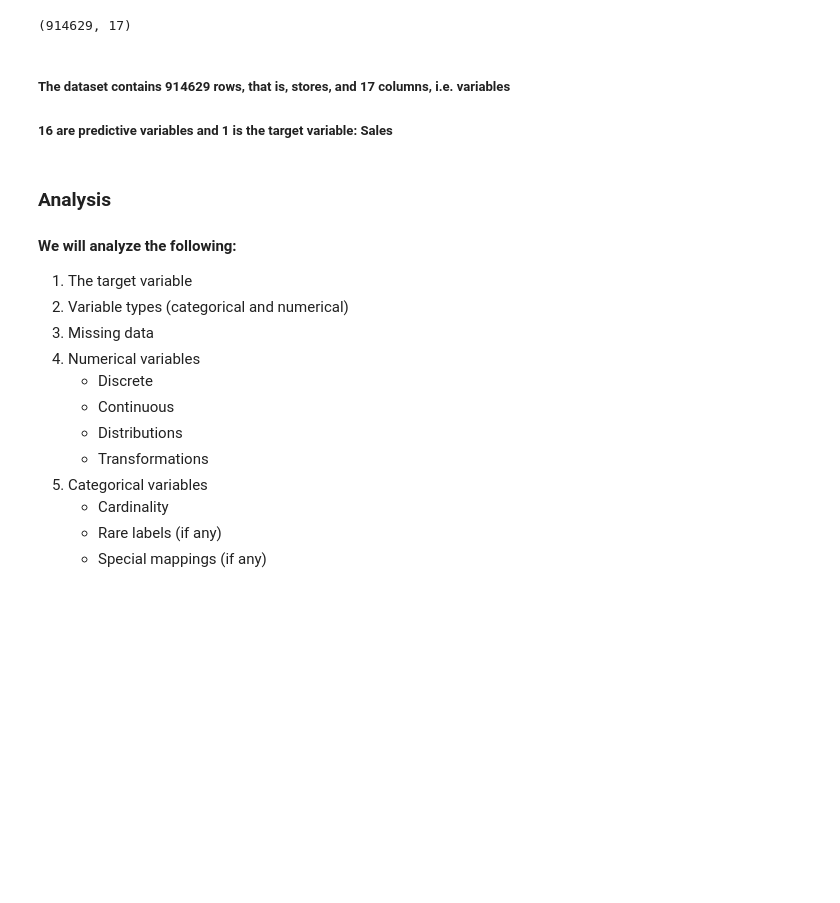
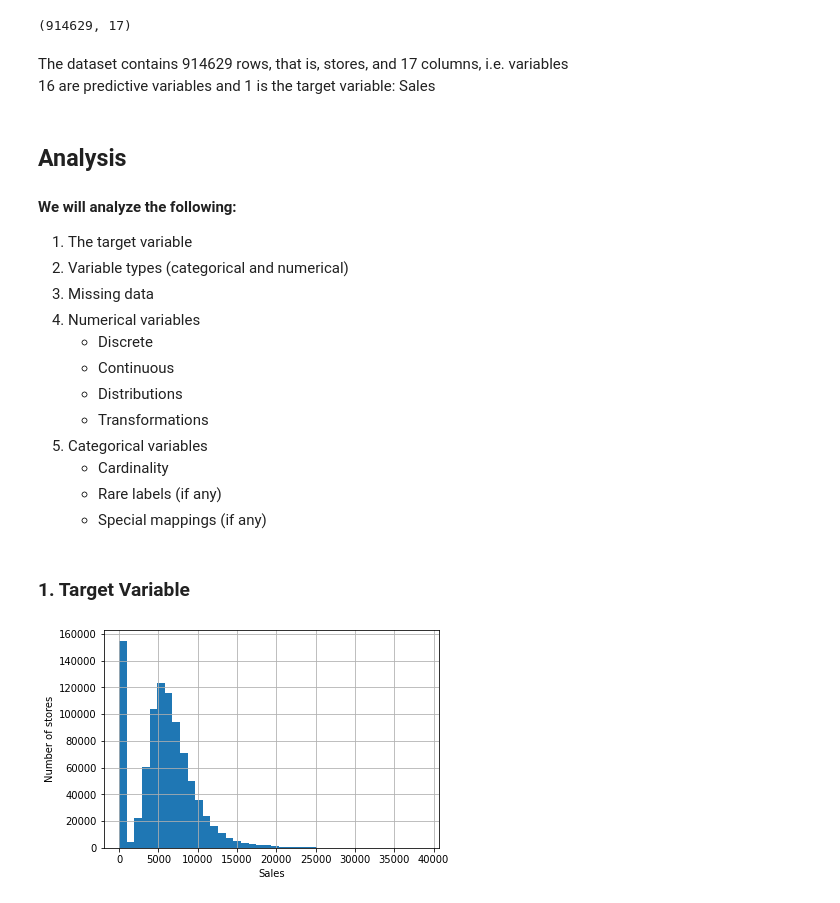
Before and after one commit to bateou25/gcash_rossmann, a Jupyter notebook: research-and-development/research-data-analysis.ipynb, the cells around one changed output. Drawn from its saved outputs; the diff is of its cells as text; code cells hidden in the pictures; blank space fills up the shorter version.

Commit message:
create data analysis (EDA)

```diff
--- a/research-and-development/research-data-analysis.ipynb
+++ b/research-and-development/research-data-analysis.ipynb
@@ -134,10 +136,10 @@ df1.shape
 # %% [output]
 (914629, 17)
 # %% [markdown]
-##### The dataset contains 914629 rows, that is, stores, and 17 columns, i.e. variables
-##### 16 are predictive variables and 1 is the target variable: Sales
+The dataset contains 914629 rows, that is, stores, and 17 columns, i.e. variables <br>
+16 are predictive variables and 1 is the target variable: Sales
 # %% [markdown]
-### Analysis
+## Analysis
 #### We will analyze the following:
 1. The target variable
 2. Variable types (categorical and numerical)
@@ -151,3 +153,14 @@ df1.shape
     * Cardinality
     * Rare labels (if any)
     * Special mappings (if any)
+# %% [markdown]
+### 1. Target Variable
+# %%
+# histogram to evaluate the target distribution
+
+df1['Sales'].hist(bins=40)
+plt.ylabel('Number of stores')
+plt.xlabel('Sales')
+plt.show()
+# %% [output]
+[figure, added]
```
Also changed, not shown: parts of 71 cells of this notebook.
